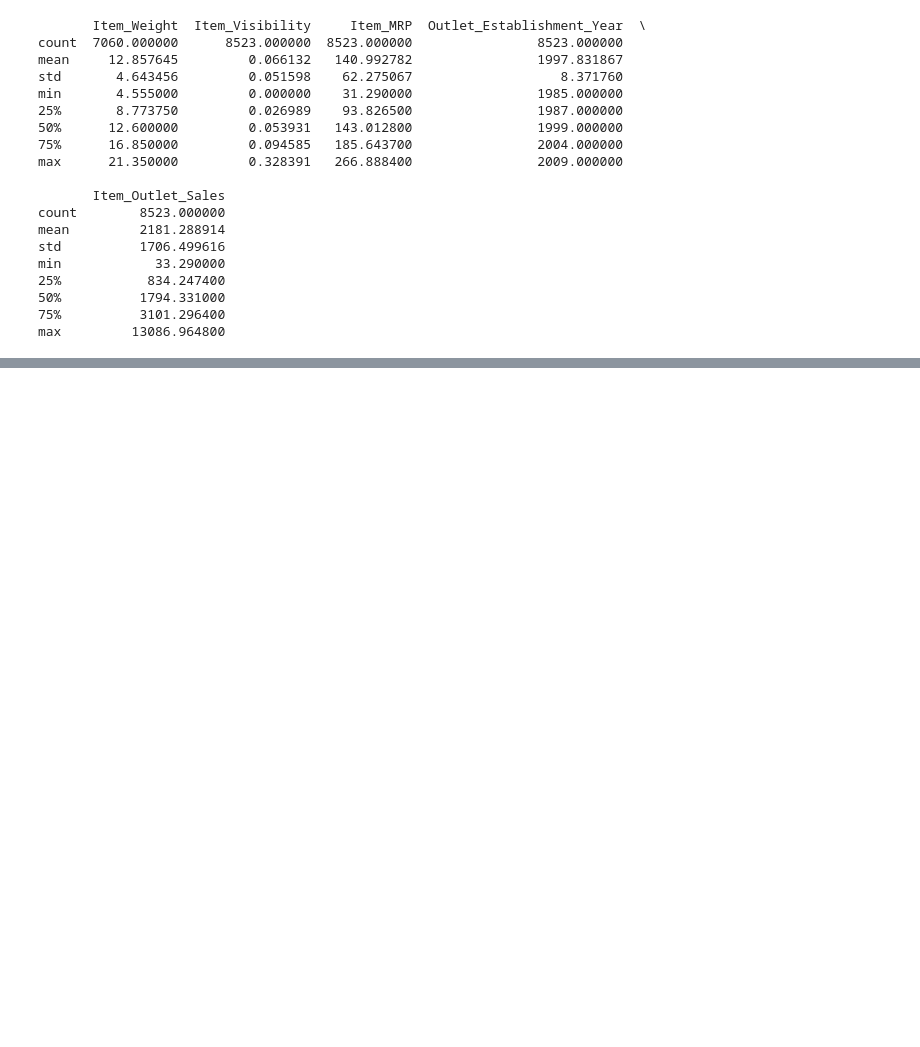
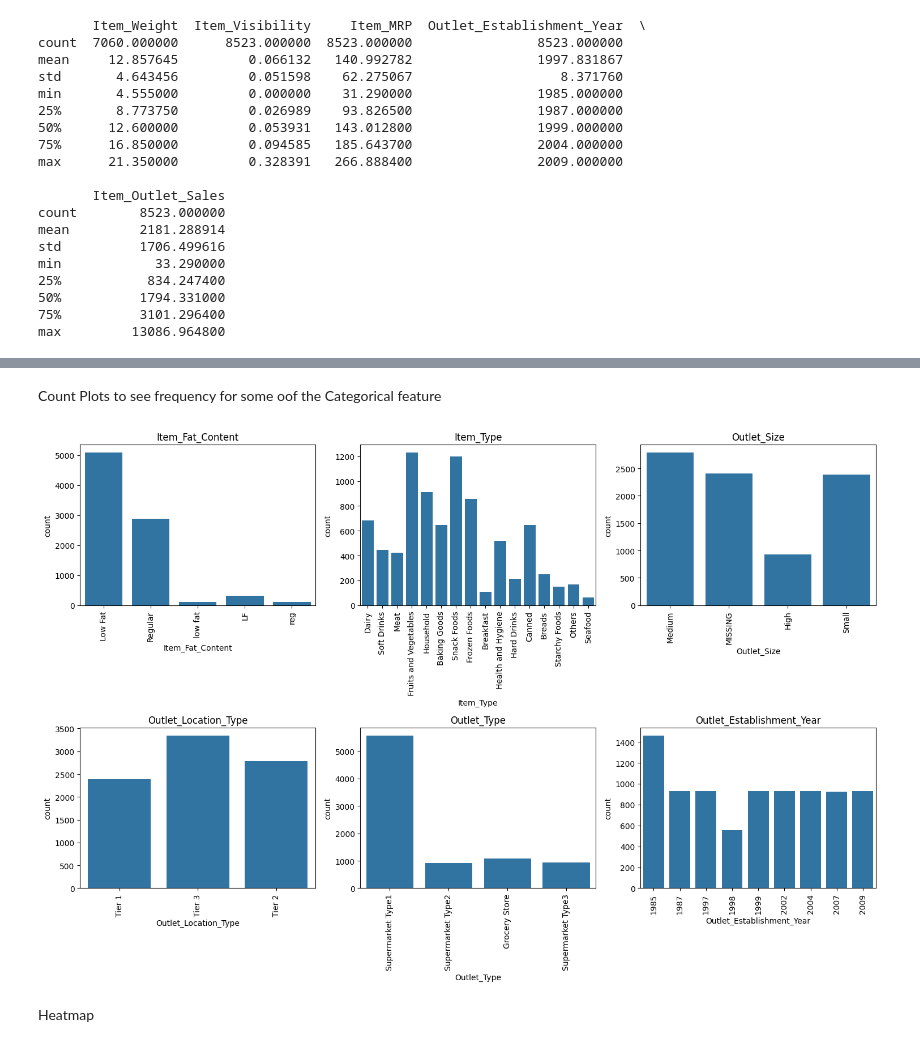
Before and after one commit to Josey1/Prediction-of-Product-Sales, a Jupyter notebook: sales_prediction_project.ipynb, the cells around one changed output, grey strips where cells are left out. Drawn from its saved outputs; the diff is of its cells as text; code cells hidden in the pictures; blank space fills up the shorter version.

```diff
--- a/sales_prediction_project.ipynb
+++ b/sales_prediction_project.ipynb
@@ -226,0 +332,19 @@ max         13086.964800
+# %% [markdown]
+Count Plots to see frequency for some oof the Categorical feature
+# %%
+# Select categorical columns for count plots
+categorical_columns = ['Item_Fat_Content', 'Item_Type', 'Outlet_Size', 'Outlet_Location_Type', 'Outlet_Type','Outlet_Establishment_Year']
+
+# ploting count plots for each categorical variable
+plt.figure(figsize=(15, 10))
+for i, column in enumerate(categorical_columns, 1):
+    plt.subplot(2, 3, i)
+    sns.countplot(x=df_cleaned[column])
+    plt.title(column)
+    plt.xticks(rotation=90)
+plt.tight_layout()
+plt.show()
+# %% [output]
+[figure, added]
+# %% [markdown]
+Heatmap
```
Also changed, not shown: parts of 16 cells of this notebook.
